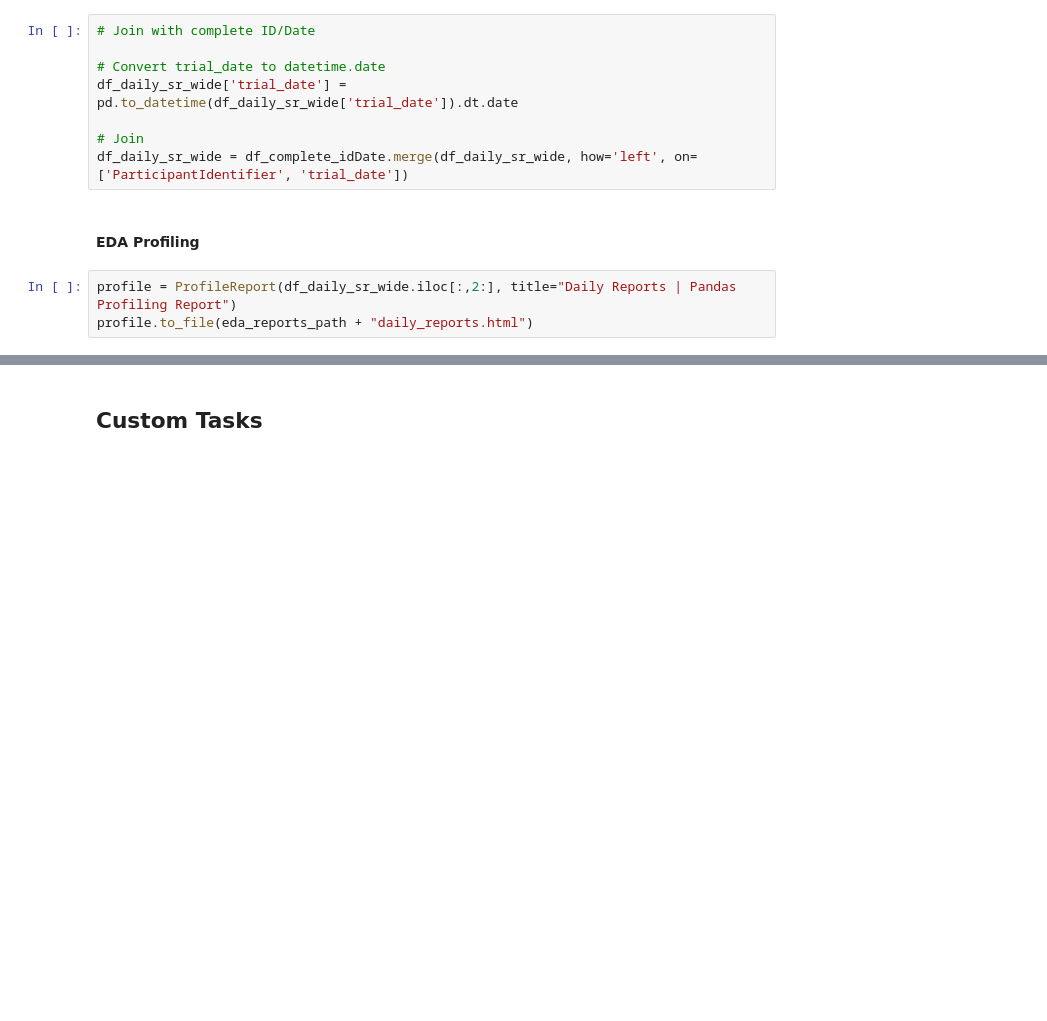
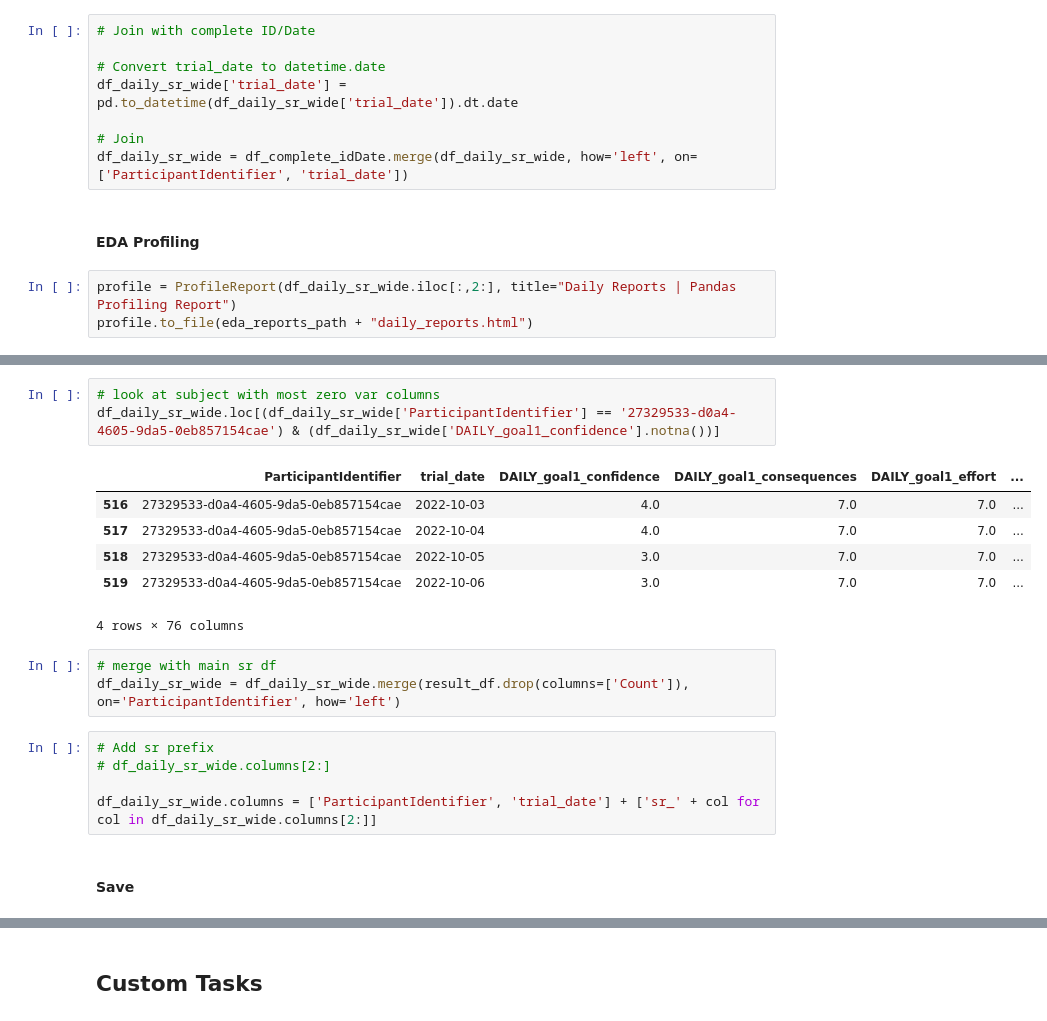
Before and after one commit to danieljwilson/3_3_experience_sampling, a Jupyter notebook: 3_3_3_data_analysis/01_data munge/01_1_process_data.ipynb, the cells around one changed output, grey strips where cells are left out. Saved outputs shown, nothing was run; the diff lists cells and outputs as text; blank space fills up the shorter version.

```diff
--- a/3_3_3_data_analysis/01_data munge/01_1_process_data.ipynb
+++ b/3_3_3_data_analysis/01_data munge/01_1_process_data.ipynb
@@ -586,0 +741,20 @@ profile.to_file(eda_reports_path + "daily_reports.html")
+# %%
+# look at subject with most zero var columns
+df_daily_sr_wide.loc[(df_daily_sr_wide['ParticipantIdentifier'] == '27329533-d0a4-4605-9da5-0eb857154cae') & (df_daily_sr_wide['DAILY_goal1_confidence'].notna())]
+# %% [output]
+|  | ParticipantIdentifier | trial_date | DAILY_goal1_confidence | DAILY_goal1_consequences | DAILY_goal1_effort | ... |
+| 516 | 27329533-d0a4-4605-9da5-0eb857154cae | 2022-10-03 | 4.0 | 7.0 | 7.0 | ... |
+| 517 | 27329533-d0a4-4605-9da5-0eb857154cae | 2022-10-04 | 4.0 | 7.0 | 7.0 | ... |
+| 518 | 27329533-d0a4-4605-9da5-0eb857154cae | 2022-10-05 | 3.0 | 7.0 | 7.0 | ... |
+| 519 | 27329533-d0a4-4605-9da5-0eb857154cae | 2022-10-06 | 3.0 | 7.0 | 7.0 | ... |
+4 rows × 76 columns
+# %%
+# merge with main sr df
+df_daily_sr_wide = df_daily_sr_wide.merge(result_df.drop(columns=['Count']), on='ParticipantIdentifier', how='left')
+# %%
+# Add sr prefix
+# df_daily_sr_wide.columns[2:]
+
+df_daily_sr_wide.columns = ['ParticipantIdentifier', 'trial_date'] + ['sr_' + col for col in df_daily_sr_wide.columns[2:]]
+# %% [markdown]
+#### Save
```
Also changed, not shown: parts of 25 cells of this notebook, 1 other file.
